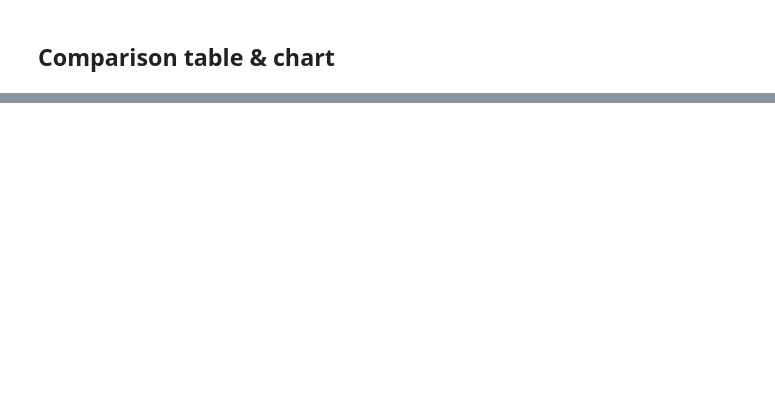
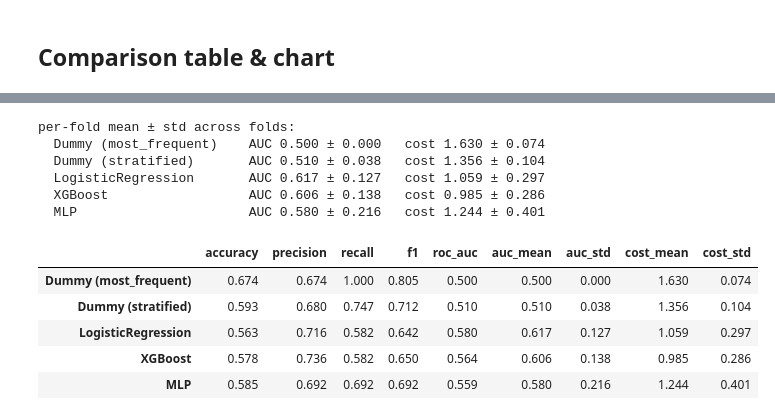
Before and after one commit to staldenhoefler/P-BI-MMI, a Jupyter notebook: part3/notebooks/03_model_comparison.ipynb, the cells around one changed output, grey strips where cells are left out. Drawn from its saved outputs; the diff is of its cells as text; code cells hidden in the pictures; blank space fills up the shorter version.

```diff
--- a/part3/notebooks/03_model_comparison.ipynb
+++ b/part3/notebooks/03_model_comparison.ipynb
@@ -146,0 +305,45 @@ plt.show()
+# %%
+# One comparison table over all models. Pooled out-of-fold metrics, plus per-fold
+# AUC and expected-cost as mean ± std (n_splits folds). Note the inversion the
+# rubric asks for: a dummy can win on accuracy yet lose badly on cost.
+def _summary_row(r):
+    m = r["pooled_metrics"]
+    return {
+        "accuracy": m["accuracy"],
+        "precision": m["precision"],
+        "recall": m["recall"],
+        "f1": m["f1"],
+        "roc_auc": m.get("roc_auc", float("nan")),
+        "auc_mean": r["auc_mean"],
+        "auc_std": r["auc_std"],
+        "cost_mean": r.get("cost_mean", float("nan")),
+        "cost_std": r.get("cost_std", float("nan")),
+    }
+
+cv_table = pd.DataFrame({name: _summary_row(r) for name, r in cv_results.items()}).T
+cv_table = cv_table[["accuracy", "precision", "recall", "f1", "roc_auc",
+                     "auc_mean", "auc_std", "cost_mean", "cost_std"]]
+
+print("per-fold mean ± std across folds:")
+for name, r in cv_results.items():
+    print(f"  {name:24s} AUC {r['auc_mean']:.3f} ± {r['auc_std']:.3f}"
+          f"   cost {r.get('cost_mean', float('nan')):.3f} ± {r.get('cost_std', float('nan')):.3f}")
+
+display(
+    cv_table.style.format("{:.3f}")
+    .background_gradient(cmap="Greens", subset=["roc_auc", "auc_mean"])
+    .background_gradient(cmap="Reds_r", subset=["cost_mean"])
+)
+# %% [output]
+per-fold mean ± std across folds:
+  Dummy (most_frequent)    AUC 0.500 ± 0.000   cost 1.630 ± 0.074
+  Dummy (stratified)       AUC 0.510 ± 0.038   cost 1.356 ± 0.104
+  LogisticRegression       AUC 0.617 ± 0.127   cost 1.059 ± 0.297
+  XGBoost                  AUC 0.606 ± 0.138   cost 0.985 ± 0.286
+  MLP                      AUC 0.580 ± 0.216   cost 1.244 ± 0.401
+|  | accuracy | precision | recall | f1 | roc_auc | auc_mean | auc_std | cost_mean | cost_std |
+| Dummy (most_frequent) | 0.674 | 0.674 | 1.000 | 0.805 | 0.500 | 0.500 | 0.000 | 1.630 | 0.074 |
+| Dummy (stratified) | 0.593 | 0.680 | 0.747 | 0.712 | 0.510 | 0.510 | 0.038 | 1.356 | 0.104 |
+| LogisticRegression | 0.563 | 0.716 | 0.582 | 0.642 | 0.580 | 0.617 | 0.127 | 1.059 | 0.297 |
+| XGBoost | 0.578 | 0.736 | 0.582 | 0.650 | 0.564 | 0.606 | 0.138 | 0.985 | 0.286 |
+| MLP | 0.585 | 0.692 | 0.692 | 0.692 | 0.559 | 0.580 | 0.216 | 1.244 | 0.401 |
```
Also changed, not shown: parts of 14 cells of this notebook, 6 other files.
